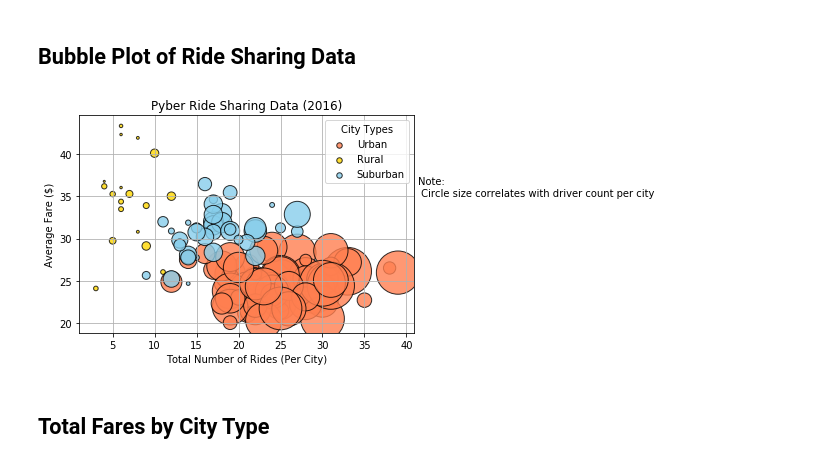
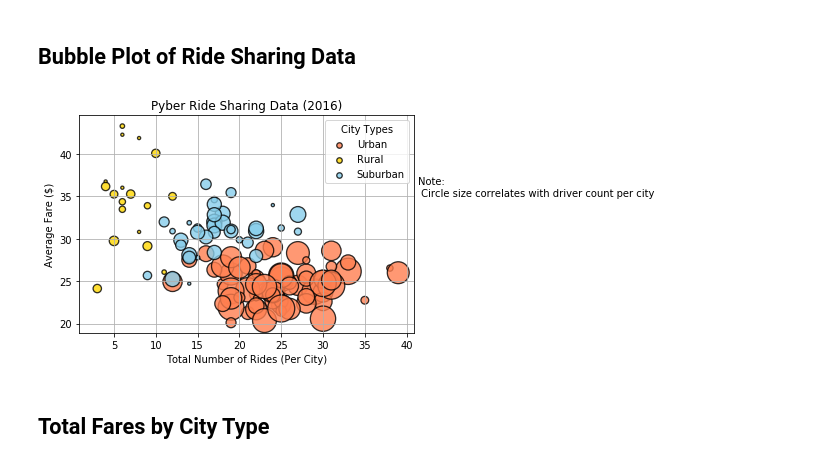
Before and after one commit to naga456/matplot, a Jupyter notebook: Pyber/pyber_starter.ipynb, the cells around one changed output. Cells and saved outputs as stored; diff of their text form; code cells hidden in the pictures.

```diff
--- a/Pyber/pyber_starter.ipynb
+++ b/Pyber/pyber_starter.ipynb
@@ -49,8 +52,9 @@ groupby_fare = groupby_fare.sort_values('city')
 
 ##### build df for size per city
 type_driver_df = combined_df[['city','type','driver_count']]
-groupby_driver= type_driver_df.groupby(['city','type']).sum()
-groupby_driver=groupby_driver.reset_index(['city','type'],drop=False)
+#groupby_driver= type_driver_df.groupby(['city','type']).sum()  ###bug
+groupby_driver= type_driver_df.drop_duplicates()
+#groupby_driver=groupby_driver.reset_index(['city','type'],drop=False) ###bug
 groupby_driver=groupby_driver.sort_values('city')
 
 ##### x df for each city type
@@ -79,7 +83,7 @@ y_rural_cities_series = y_rural_cities_df['average fare']
 y_suburban_cities_series = y_suburban_cities_df['average fare']
 
 ##### s series for each city type
-scale = 1
+scale = 10
 s_urban_cities_series = s_urban_cities_df['driver_count']*scale
 s_rural_cities_series = s_rural_cities_df['driver_count']*scale
 s_suburban_cities_series = s_suburban_cities_df['driver_count']*scale
@@ -92,6 +96,16 @@ s_suburban_cities_series = s_suburban_cities_df['driver_count']*scale
 #x_urban_cities_series.describe()
 #print(s_rural_cities_df.describe())
 #print(s_urban_cities_df.describe())
+#x_urban_cities_df
+#s_urban_cities_series
+#s_urban_cities_df
+#type_driver_df
+#x_urban_cities_series
+#y_urban_cities_df
+
+#x_urban_cities_df.sort_values('total_num_rides', ascending=False)
+#s_urban_cities_df
+#type_driver_df.drop_duplicates()
 # %% [markdown]
 ## Bubble Plot of Ride Sharing Data
 # %%
@@ -99,38 +113,38 @@ s_suburban_cities_series = s_suburban_cities_df['driver_count']*scale
 
 # Build the scatter plots for each city types
 plt.scatter(x_urban_cities_series,y_urban_cities_series, alpha=0.8,facecolors='Coral',edgecolors='black'
-           ,label='Urban', s = s_urban_cities_series)
+           ,label='Urban', s = s_urban_cities_series,linewidth=1.3)
 plt.scatter(x_rural_cities_series,y_rural_cities_series, alpha=0.8,facecolors='gold',edgecolors='black'
-           ,label='Rural', s = s_rural_cities_series)
+           ,label='Rural', s = s_rural_cities_series,linewidth=1.3)
 plt.scatter(x_suburban_cities_series,y_suburban_cities_series, alpha=0.8,facecolors='SkyBlue',edgecolors='black'
-           ,label='Suburban', s= s_suburban_cities_series)
+           ,label='Suburban', s= s_suburban_cities_series,linewidth=1.3)
 
 # Incorporate the other graph properties
 plt.grid()
 plt.title('Pyber Ride Sharing Data (2016)')
 plt.xlabel('Total Number of Rides (Per City)')
 plt.ylabel('Average Fare ($)')
 
 # Create a legend
 lgnd = plt.legend(loc='best', title="City Types")
 #change the marker size manually for both lines
 lgnd.legendHandles[0]._sizes = [30]
 lgnd.legendHandles[1]._sizes = [30]
 lgnd.legendHandles[2]._sizes = [30]
 
 # Incorporate a text label regarding circle size
 textstr = "Note:\n Circle size correlates with driver count per city"
 plt.text(.91, 0.6, textstr, fontsize=10, transform=plt.gcf().transFigure)
 
 # Save Figure
 plt.savefig('bubble_plot.png')
 plt.show()
 
 ##### wl-tbd bugs:
 ###1. sizing in legend ---> fixed
-###2. scaling of sizes circles
+###2. scaling of sizes circles ---> fixed
 # %% [output]
-[figure, old version]
+[figure, new version]
 # %%
 # Show plot
 plt.show()
```
Also changed, not shown: parts of 2 cells of this notebook, 1 other file.
